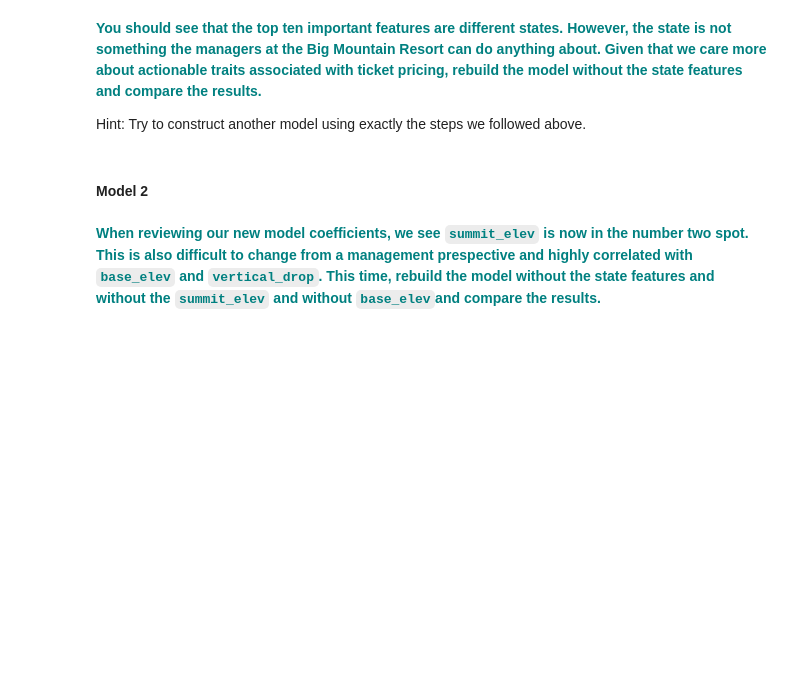
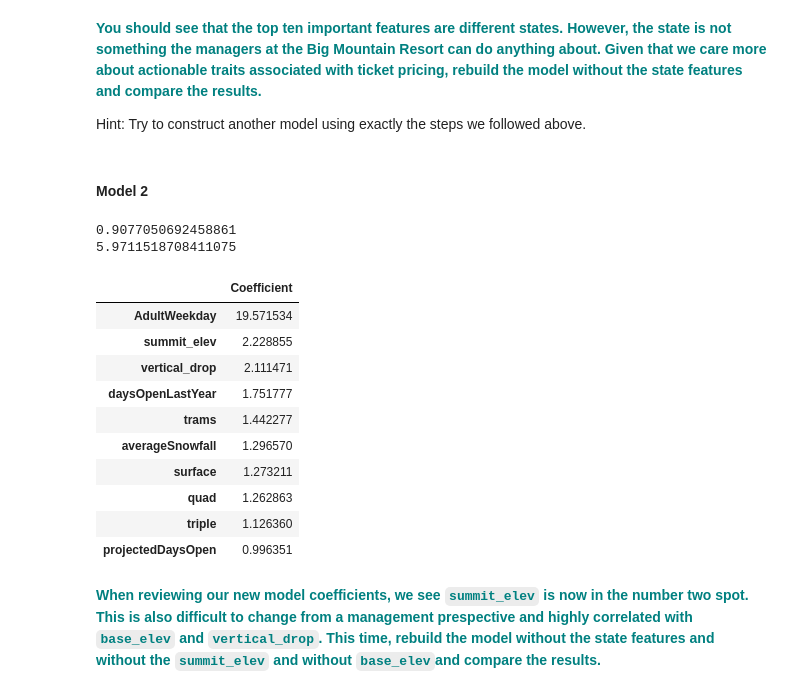
Before and after one commit to christianveater/GuidedCapstone, a Jupyter notebook: 6_4/Notebook_stepfour.ipynb, the cells around one changed output. Cells and saved outputs as stored; diff of their text form; code cells hidden in the pictures; blank space fills up the shorter version.

```diff
--- a/6_4/Notebook_stepfour.ipynb
+++ b/6_4/Notebook_stepfour.ipynb
@@ -177,6 +201,39 @@ Hint: make sure to review the absolute value of the coefficients, because the ad
 Hint: Try to construct another model using exactly the steps we followed above.
 # %% [markdown]
 #### Model 2
+# %%
+X = df.drop(['Region','state', 'AdultWeekend', 'Name', 'clusters'], axis=1)
+y = df['AdultWeekend']
+scaler = preprocessing.StandardScaler().fit(X)
+X_scaled=scaler.transform(X)
+y = y.ravel()
+X_train, X_test, y_train, y_test = train_test_split(X_scaled, y, test_size=0.25, random_state=1)
+# %%
+#all second model set
+lm = linear_model.LinearRegression()
+model = lm.fit(X_train,y_train)
+y_pred = model.predict(X_test)
+print(explained_variance_score(y_test, y_pred))
+print(mean_absolute_error(y_test, y_pred))
+# %% [output]
+0.9077050692458861
+5.9711518708411075
+# %%
+dfco = pd.DataFrame(abs(lm.coef_), X.columns, columns=['Coefficient'])
+dfco.sort_values(by='Coefficient', ascending=False, inplace=True)
+dfco.head(10)
+# %% [output]
+|  | Coefficient |
+| AdultWeekday | 19.571534 |
+| summit_elev | 2.228855 |
+| vertical_drop | 2.111471 |
+| daysOpenLastYear | 1.751777 |
+| trams | 1.442277 |
+| averageSnowfall | 1.296570 |
+| surface | 1.273211 |
+| quad | 1.262863 |
+| triple | 1.126360 |
+| projectedDaysOpen | 0.996351 |
 # %% [markdown]
 **<font color='teal'> When reviewing our new model coefficients, we see `summit_elev` is now in the number two spot. This is also difficult to change from a management prespective and highly correlated with `base_elev` and `vertical_drop`.  This time, rebuild the model without the state features and without the `summit_elev` and without `base_elev`and compare the results. </font>**
 # %% [markdown]
```
Also changed, not shown: parts of 13 cells of this notebook.
